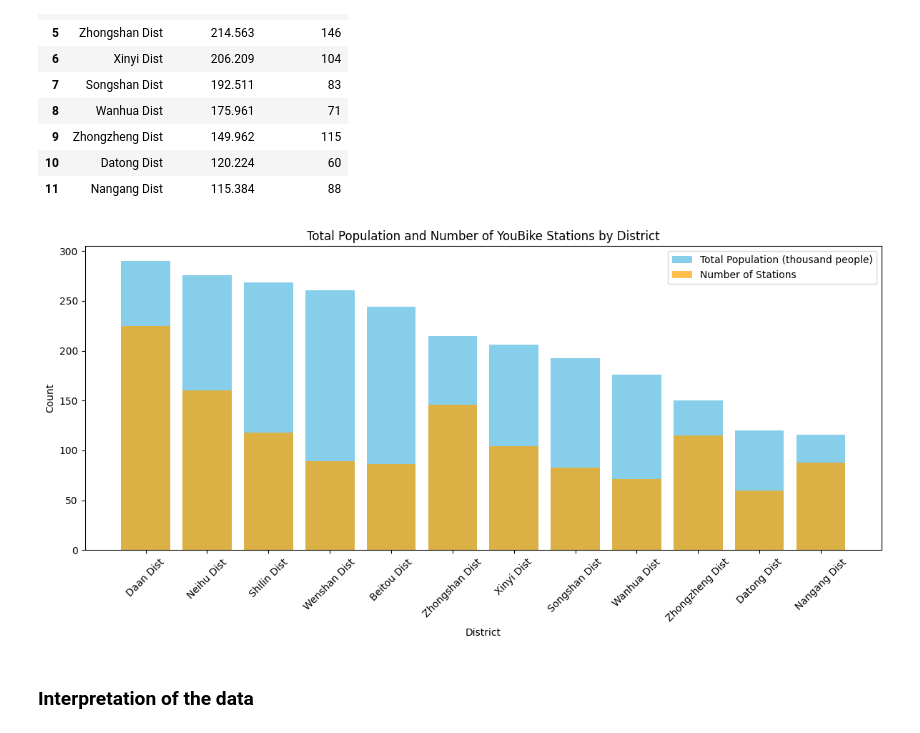
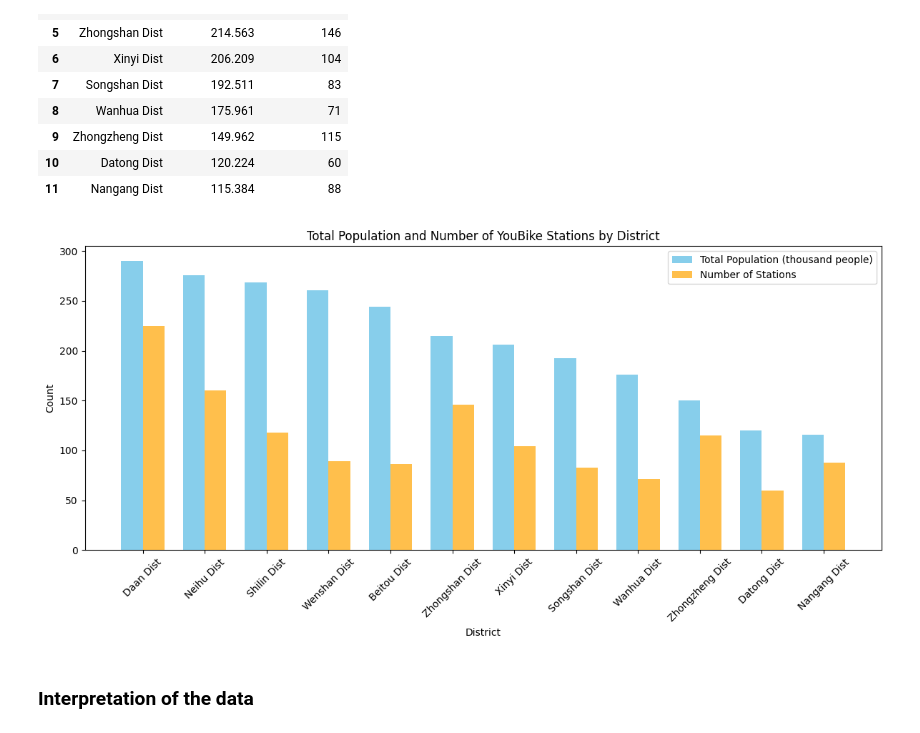
Before and after one commit to mxndrwgrdnr/UCB_CYPLAN255_2024, a Jupyter notebook: assignments/assignment_4/assignment_4_Jeremy_Chen.ipynb, the cells around one changed output. Saved outputs shown, nothing was run; the diff lists cells and outputs as text; code cells hidden in the pictures.

```diff
--- a/assignments/assignment_4/assignment_4_Jeremy_Chen.ipynb
+++ b/assignments/assignment_4/assignment_4_Jeremy_Chen.ipynb
@@ -494,18 +495,26 @@ merged_df
 | 11 | Nangang Dist | 115.384 | 88 |
 # %%
 # Plotting
+
+# Define the width of each bar
+bar_width = 0.35
+
+# Define the x-axis positions for each bar
+x = np.arange(len(merged_df['sareaen']))
+
+# Plotting
 plt.figure(figsize=(12, 6))
-plt.bar(merged_df['sareaen'], merged_df['tot_population'], color='skyblue', label='Total Population (thousand people)')
-plt.bar(merged_df['sareaen'], merged_df['num_stations'], color='orange', alpha=0.7, label='Number of Stations')
+plt.bar(x - bar_width/2, merged_df['tot_population'], width=bar_width, color='skyblue', label='Total Population (thousand people)')
+plt.bar(x + bar_width/2, merged_df['num_stations'], width=bar_width, color='orange', alpha=0.7, label='Number of Stations')
 plt.xlabel('District')
 plt.ylabel('Count')
 plt.title('Total Population and Number of YouBike Stations by District')
-plt.xticks(rotation=45)
+plt.xticks(x, merged_df['sareaen'], rotation=45)
 plt.legend()
 plt.tight_layout()
 plt.show()
 # %% [output]
-[figure, old version]
+[figure, new version]
 # %% [markdown]
 ### Interpretation of the data
 # %% [markdown]
```
Also changed, not shown: parts of 7 cells of this notebook.
